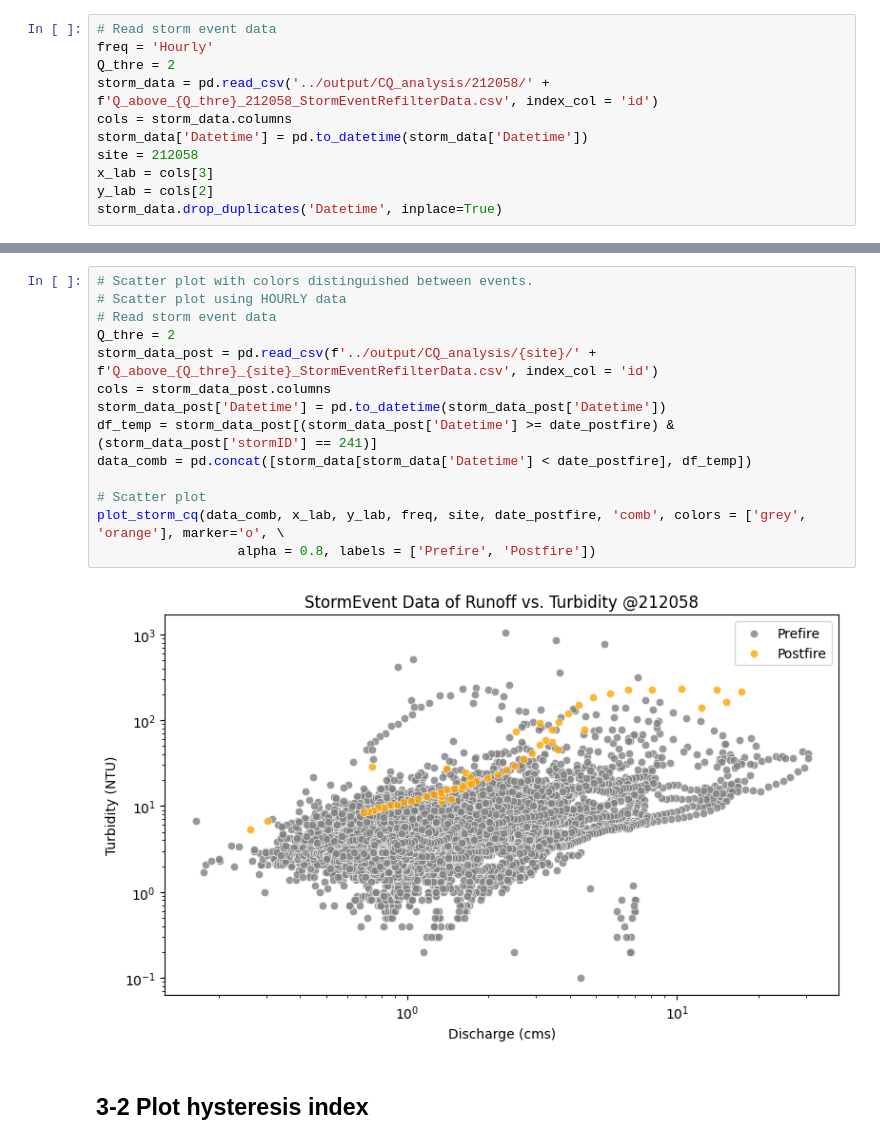
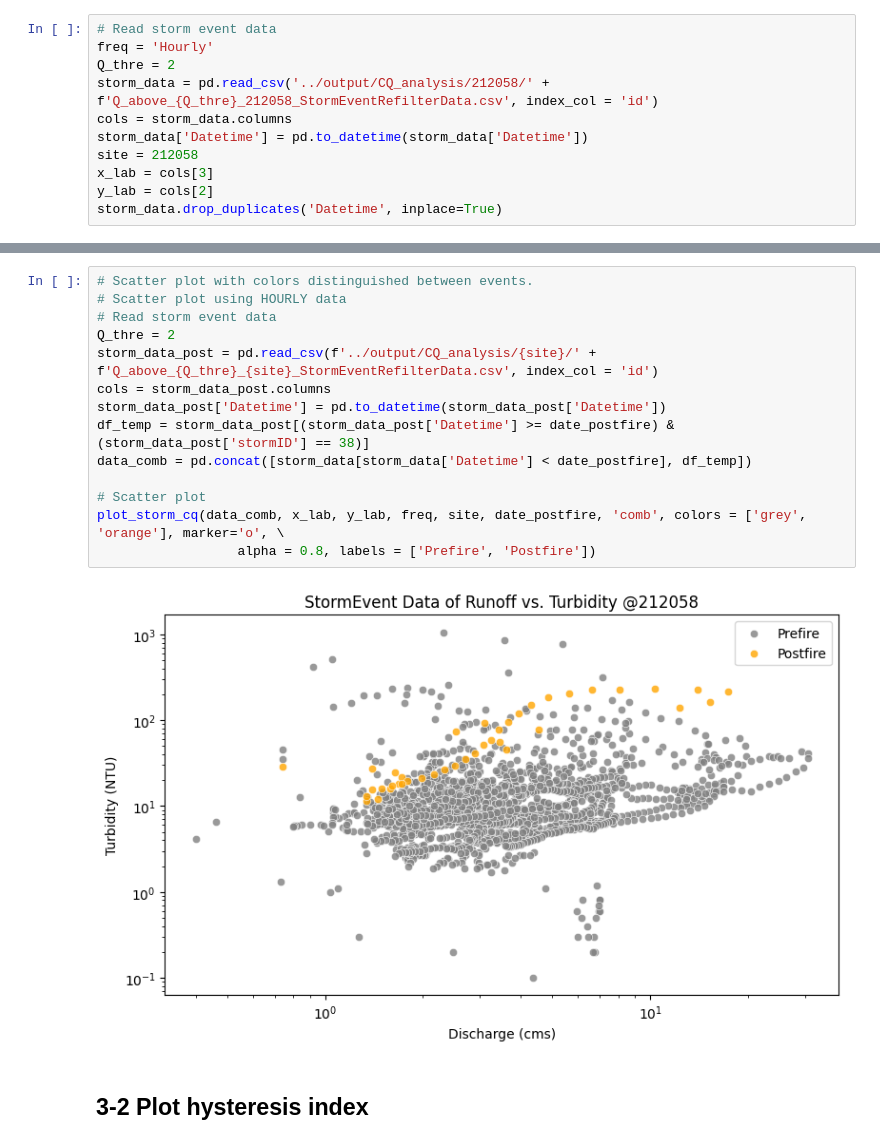
Before and after one commit to QianWanghhu/BushFireWQ, a Jupyter notebook: src/Explore_212058_CQ.ipynb, the cells around one changed output, grey strips where cells are left out. Drawn from its saved outputs; the diff is of its cells as text.

```diff
--- a/src/Explore_212058_CQ.ipynb
+++ b/src/Explore_212058_CQ.ipynb
@@ -117,19 +119,19 @@ plot_storm_cq(storm_data, x_lab, y_lab, freq, site, date_postfire, Q_thre, color
 # %%
 # Scatter plot with colors distinguished between events.
 # Scatter plot using HOURLY data
 # Read storm event data
 Q_thre = 2
 storm_data_post = pd.read_csv(f'../output/CQ_analysis/{site}/' + f'Q_above_{Q_thre}_{site}_StormEventRefilterData.csv', index_col = 'id')
 cols = storm_data_post.columns
 storm_data_post['Datetime'] = pd.to_datetime(storm_data_post['Datetime'])
-df_temp = storm_data_post[(storm_data_post['Datetime'] >= date_postfire) & (storm_data_post['stormID'] == 241)]
+df_temp = storm_data_post[(storm_data_post['Datetime'] >= date_postfire) & (storm_data_post['stormID'] == 38)]
 data_comb = pd.concat([storm_data[storm_data['Datetime'] < date_postfire], df_temp])
 
 # Scatter plot
 plot_storm_cq(data_comb, x_lab, y_lab, freq, site, date_postfire, 'comb', colors = ['grey', 'orange'], marker='o', \
                   alpha = 0.8, labels = ['Prefire', 'Postfire'])
 # %% [output]
-[figure, old version]
+[figure, new version]
 # %% [markdown]
 ## 3-2 Plot hysteresis index
 # %%
```
Also changed, not shown: parts of 15 cells of this notebook, 53 other files.
